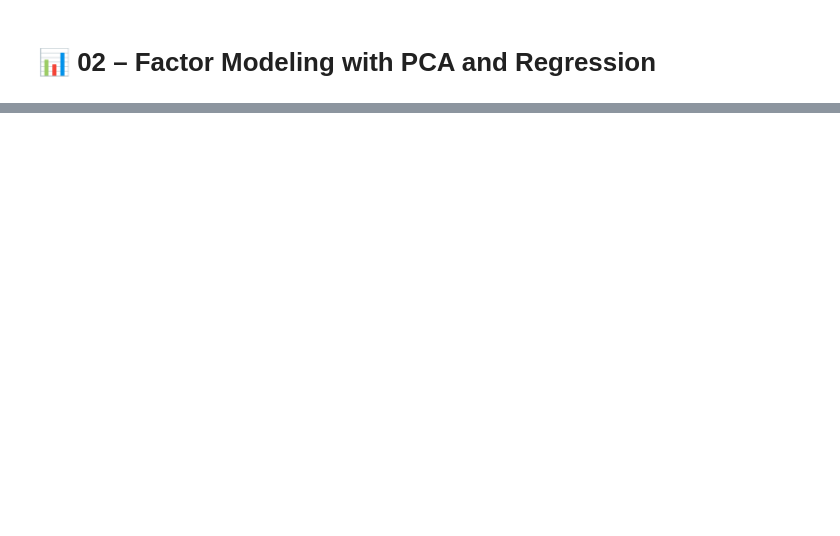
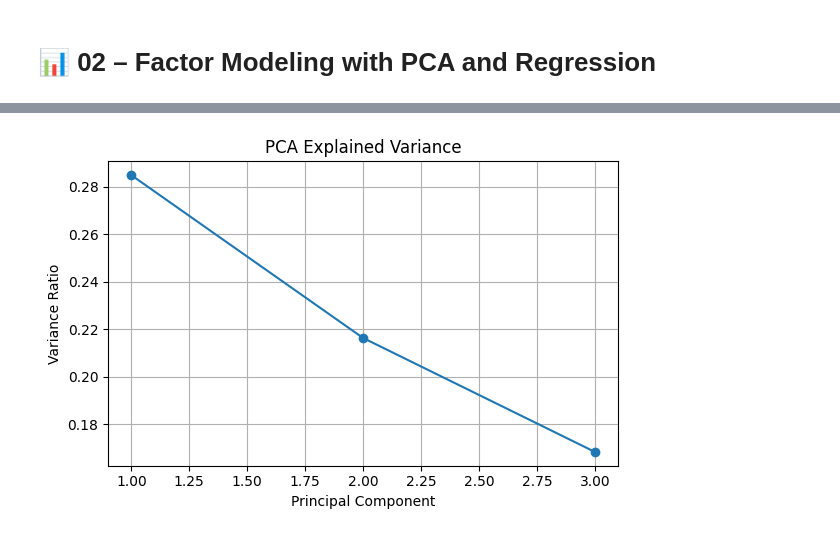
Before and after one commit to wilsonck75/D-Cubed-Data-Lab, a Jupyter notebook: macro-factor-model-em/notebooks/02_factor_modeling.ipynb, the cells around one changed output, grey strips where cells are left out. Cells and saved outputs as stored; diff of their text form; code cells hidden in the pictures; blank space fills up the shorter version.

```diff
--- a/macro-factor-model-em/notebooks/02_factor_modeling.ipynb
+++ b/macro-factor-model-em/notebooks/02_factor_modeling.ipynb
@@ -69,0 +70,99 @@ plt.show()
+# %%
+import pandas as pd
+import numpy as np
+import os
+from sklearn.decomposition import PCA
+from sklearn.linear_model import LinearRegression
+from sklearn.preprocessing import StandardScaler
+import matplotlib.pyplot as plt
+import seaborn as sns
+
+# Load and process data
+df = pd.read_csv('../data/combined_em_macro_data.txt', parse_dates=['date'], index_col='date')
+log_returns = np.log(df / df.shift(1)).dropna()
+
+# Separate EM indices and macro variables
+em_columns = [col for col in df.columns if col.startswith(('Brazil', 'India', 'China', 'SouthAfrica', 'Mexico', 'Indonesia'))]
+macro_columns = [col for col in df.columns if col not in em_columns]
+
+Y = log_returns[em_columns]
+X = log_returns[macro_columns]
+
+# Standardize and apply PCA
+scaler = StandardScaler()
+X_scaled = scaler.fit_transform(X)
+pca = PCA(n_components=3)
+X_pca = pca.fit_transform(X_scaled)
+explained_var = pca.explained_variance_ratio_
+
+# Plot explained variance
+plt.figure(figsize=(6, 4))
+plt.plot(range(1, 4), explained_var, marker='o')
+plt.title('PCA Explained Variance')
+plt.xlabel('Principal Component')
+plt.ylabel('Variance Ratio')
+plt.grid(True)
+plt.tight_layout()
+plt.show()
+
+# Fit linear model for each EM index
+betas = {}
+r2_scores = {}
+for col in Y.columns:
+    model = LinearRegression().fit(X_pca, Y[col])
+    betas[col] = model.coef_
+    r2_scores[col] = model.score(X_pca, Y[col])
+
+beta_df = pd.DataFrame(betas, index=['PC1', 'PC2', 'PC3']).T
+
+# Heatmap of betas
+plt.figure(figsize=(8, 5))
+sns.heatmap(beta_df, annot=True, cmap='coolwarm', center=0)
+plt.title('Sensitivity of EM Equities to Macro Principal Components')
+plt.xlabel('Principal Component')
+plt.ylabel('EM Equity Index')
+plt.tight_layout()
+plt.show()
+
+# Create plots output directory
+plot_dir = '../output/plots'
+os.makedirs(plot_dir, exist_ok=True)
+
+# Plot and save actual vs. predicted charts for all EM indices
+for col in Y.columns:
+    model = LinearRegression().fit(X_pca, Y[col])
+    Y_pred = model.predict(X_pca)
+    r2 = model.score(X_pca, Y[col])
+
+    plt.figure(figsize=(10, 4))
+    plt.plot(Y.index, Y[col], label='Actual', linewidth=1.5)
+    plt.plot(Y.index, Y_pred, label='Predicted', linestyle='--')
+    plt.title(f'{col} — Actual vs Predicted (R² = {r2:.2f})')
+    plt.legend()
+    plt.tight_layout()
+    plt.show()
+
+    # Save each figure
+    filename = col.replace(" ", "_").replace("/", "_") + '.png'
+    plt.savefig(os.path.join(plot_dir, filename))
+
+local_output_path = '../output/plots'
+os.makedirs(local_output_path, exist_ok=True)
+# Create a DataFrame for R² scores
+r2_df = pd.DataFrame.from_dict(r2_scores, orient='index', columns=['R² Score'])
+r2_df.index.name = 'EM Equity Index'
+r2_df.sort_values("R² Score", ascending=False, inplace=True)
+
+# Save the plot
+plot_filename = os.path.join(local_output_path, "r2_scores_by_em_index.png")
+r2_df.plot(kind='bar', legend=False, color='skyblue', edgecolor='black')
+plt.ylabel("R² Score")
+plt.title("Model Fit (R²) by EM Equity Index")
+plt.xticks(rotation=45, ha='right')
+plt.tight_layout()
+plt.grid(axis='y')
+plt.savefig(plot_filename)
+
+plot_filename
+# %% [output]
+[figure, added]
```
Also changed, not shown: parts of 2 cells of this notebook, 28 other files.
